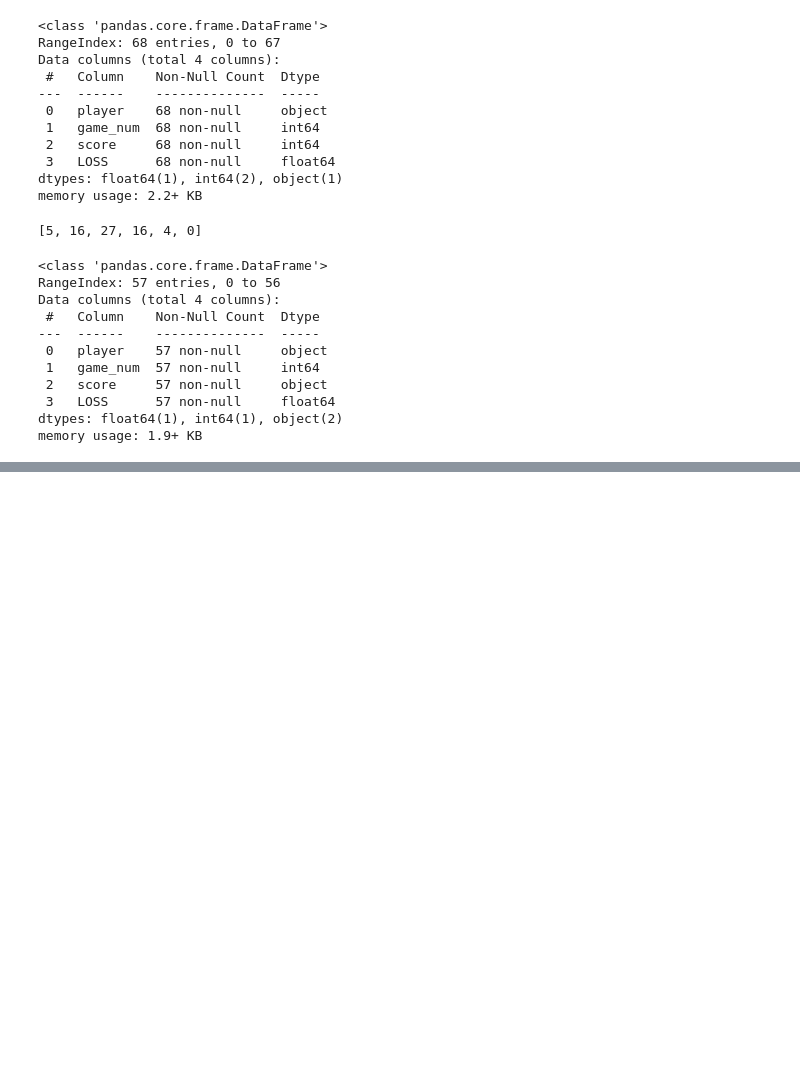
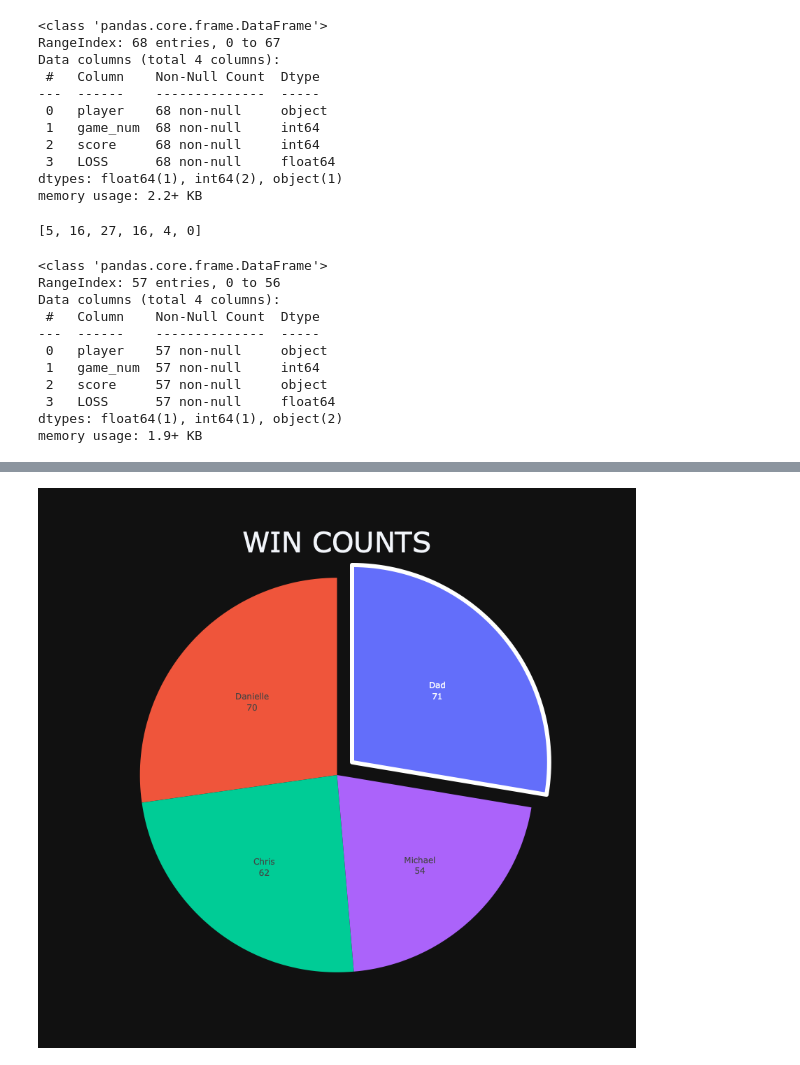
Before and after one commit to MichaelHarnett/WORDLEscoreboard, a Jupyter notebook: Untitled2.ipynb, the cells around one changed output, grey strips where cells are left out. Cells and saved outputs as stored; diff of their text form; code cells hidden in the pictures; blank space fills up the shorter version.

```diff
--- a/Untitled2.ipynb
+++ b/Untitled2.ipynb
@@ -397,0 +414,16 @@ daddf = pd.read_csv('tables/daddf.csv')
+# %%
+################
+### read ins ###
+################
+#michael
+michaeldf = pd.read_csv('tables/michaeldf.csv')
+michaelwindf = pd.read_csv('tables/michaelwindf.csv')
+#danielle
+danielledf = pd.read_csv('tables/danielledf.csv')
+daniellewindf = pd.read_csv('tables/daniellewindf.csv')
+#chris
+chrisdf = pd.read_csv('tables/chrisdf.csv')
+chriswindf = pd.read_csv('tables/chriswindf.csv')
+#dad
+daddf = pd.read_csv('tables/daddf.csv')
+dadwindf = pd.read_csv('tables/dadwindf.csv')
@@ -397,0 +490,39 @@ daddf = pd.read_csv('tables/daddf.csv')
+# %%
+#putting the above graphing work into one place to copy into the app code
+#BY THE WAY it took about 2 hours to figure out how to ONLY border a pulled slice. JUSSSSS SAYIN
+
+#easiest way is to make lits of just the data we need
+players = ['Michael', 'Danielle','Chris','Dad']
+scores = [len(michaelwindf), len(daniellewindf), len(chriswindf), len(dadwindf)]
+
+#becaue it can be zipped into a dict
+piezip = zip(players,scores)
+
+#easily turned into a dataframe
+piedf = pd.DataFrame(piezip, columns = ['Player','Score'])
+
+#sorted so that the winner is always on top/is pulled and bordered
+piedf.sort_values('Score', ascending = False, inplace = True)
+
+
+
+#and then added allllll togehter into one beautiful pie chart
+total_pie = px.pie(piedf, names = 'Player', values = 'Score',
+                   title = 'WIN COUNTS', template = 'plotly_dark',
+                  height = 800, width = 800)
+total_pie.update_traces(textinfo = 'label + value', pull = ([.1,0,0,0]),
+                       marker = dict(line = dict(color = 'white', width = [6,0,0,0])))
+total_pie.update_layout(
+    title={
+        'text': "WIN COUNTS",
+        'y':.92,
+        'x':0.5,
+        'xanchor': 'center',
+        'yanchor': 'top'
+        },
+    title_font_size = 40,
+    showlegend = False
+)
+total_pie.show()
+# %% [output]
+[figure, added]
```
Also changed, not shown: parts of 28 cells of this notebook, 7 other files.
